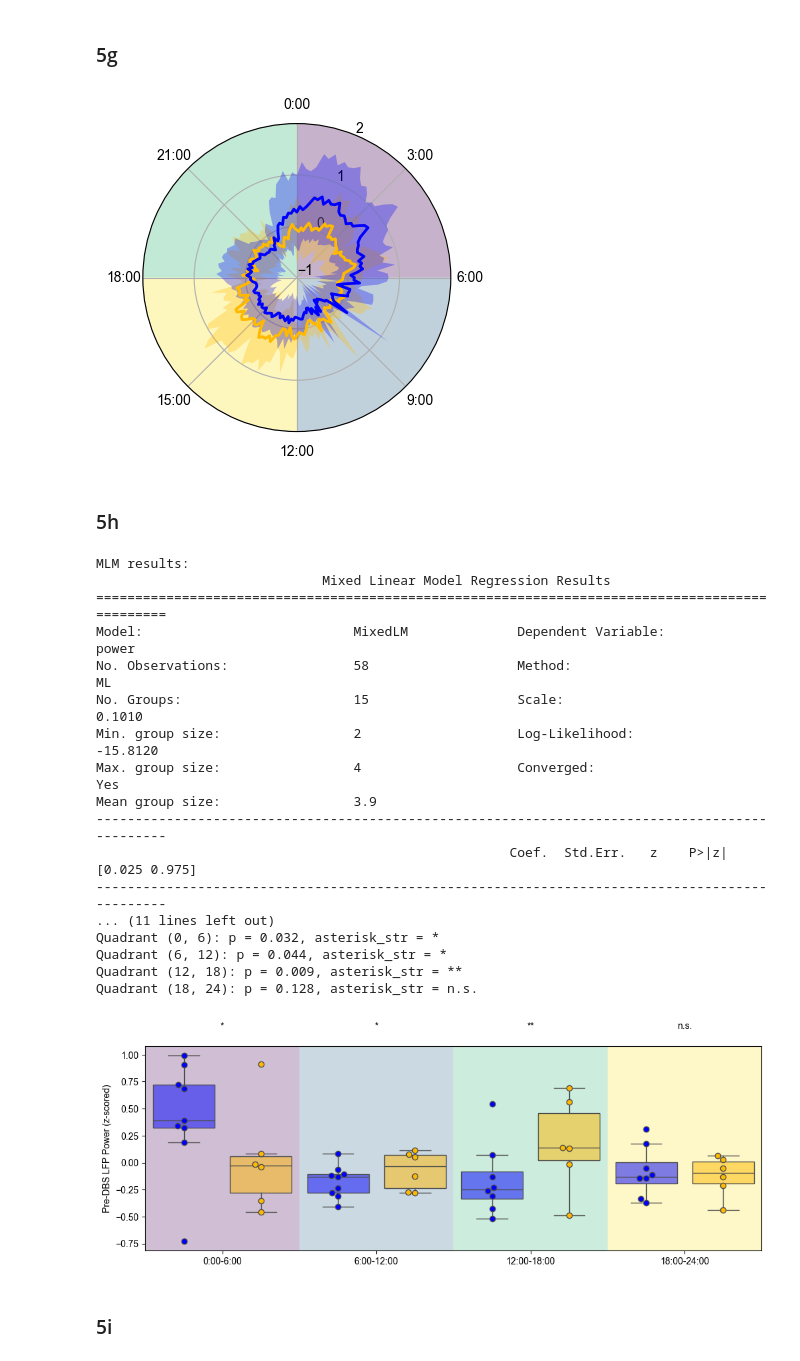
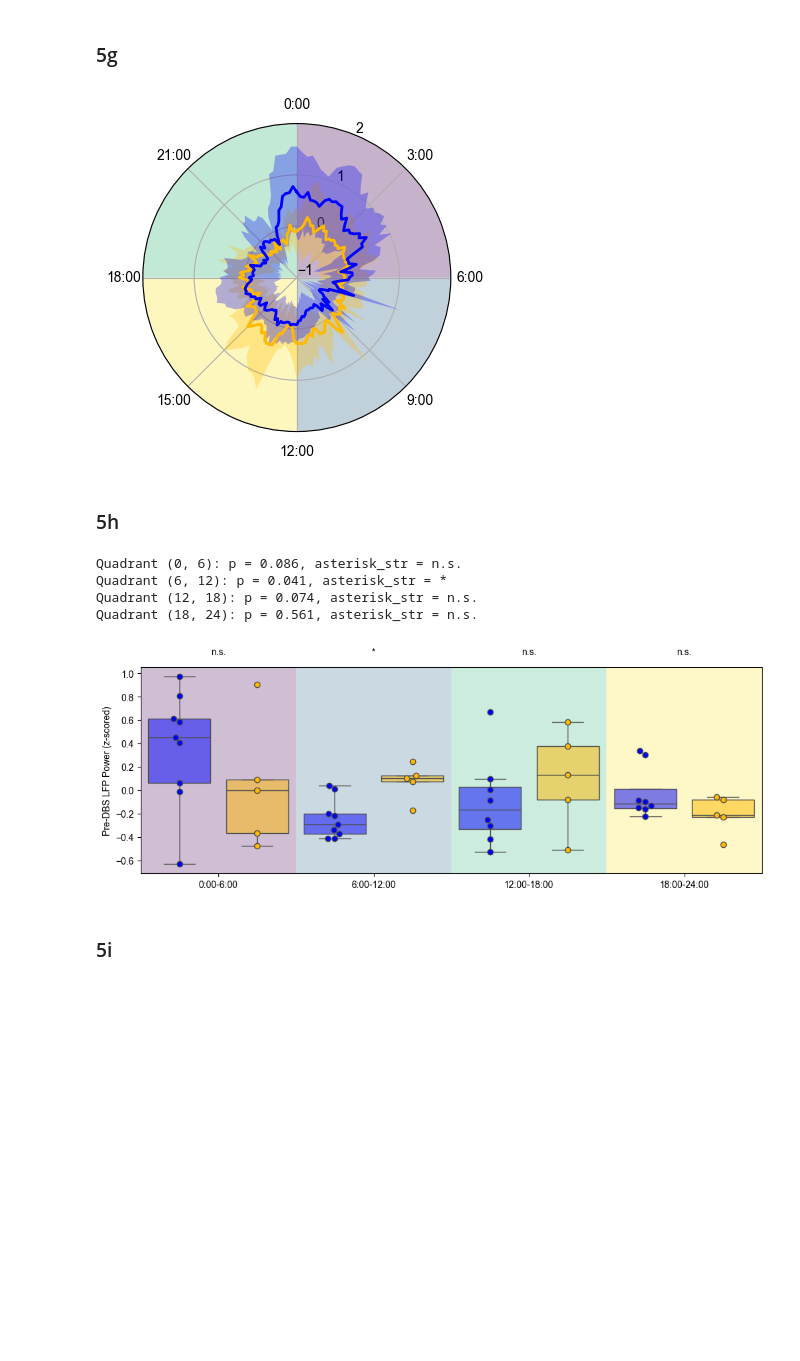
Before and after one commit to ProvenzaLab/PerceptPredictability, a Jupyter notebook: process_data.ipynb, the cells around one changed output. Saved outputs shown, nothing was run; the diff lists cells and outputs as text; code cells hidden in the pictures; blank space fills up the shorter version.

```diff
--- a/process_data.ipynb
+++ b/process_data.ipynb
@@ -72,7 +84,7 @@ COL_PAL = {
     "Unknown": "#808080"
 }
 # %%
-df = pd.read_parquet('df_for_paper.parq')
+df = pd.read_parquet('df_for_paper2.parq')
 df['state_label_str'] = df['state_label_str'].replace({'Relapse': 'Responder'}) # read methods for more details
 
 scale_df = pd.read_parquet('scale_df_for_paper.parq')
@@ -1353,14 +1393,6 @@ for i, pt_id in enumerate(['B011', 'B006']):
     postdbs_stds = postdbs_groups['lfp_left_OvER_interpolate_z_scored'].std().values
 
     theta = np.linspace(0, 2 * np.pi, len(predbs_means), endpoint=False)
-
-    # time_bin_time is in UTC time, but the patients each live in Central Time (UTC-5ish)
-    # The actual figure panel uses correct times of day, including daylight savings time.
-    # This codes gives an approximation, omitting the adjustment for daylight savings.
-    # Unfortunately, using precise times would violate of HIPAA, so we cannot use the actual
-    # times in this code. The figure panel in the paper was created using a separate script
-    # that uses the actual times of day.
-    theta -= np.pi / 12 * 5
 
     # Wrap around theta and all the means and stds so that the polar plot is continuous
     theta = np.concatenate([theta, [theta[0]]])
@@ -1448,6 +1480,22 @@ plt.show()
 # %% [markdown]
 ### 5c
 # %%
+def permutationTest(x, y, n_perm=10000, rng=None):
+    x = np.asarray(x, dtype=float)
+    y = np.asarray(y, dtype=float)
+    diffs = x - y
+    diffs = diffs[~np.isnan(diffs)]
+    n = len(diffs)
+    observed = diffs.mean()
+
+    if rng is None:
+        rng = np.random.default_rng()
+    signs = rng.choice([-1, 1], size=(n_perm, n))
+    perm_stats = (signs * diffs).mean(axis=1)
+    pval = (np.sum(np.abs(perm_stats) >= np.abs(observed)) + 1) / (n_perm + 1)
+
+    return observed, pval
+
 def normed_powers(periods, pxx):
     total = pxx.sum()
     return {p: pxx[np.abs(periods - p).argmin()] / total for p in TARGET_H}
@@ -1457,10 +1505,11 @@ for pt_id, windows in spectra.items():
     resp = df.loc[df.pt_id == pt_id, "response_status"].iloc[0]
     if resp not in ("Responder", "Non-Responder"):
         continue
+    phases_present = {"Pre-DBS" if state == "Pre-DBS" else "Post-DBS" for state, _, _ in windows}
+    if not {"Pre-DBS", "Post-DBS"} <= phases_present:
+        continue
     phase_powers = {"Pre-DBS": {p: [] for p in TARGET_H},
                     "Post-DBS": {p: [] for p in TARGET_H}}
-    # if not any(state == "Pre-DBS" for state, _, _ in windows) or not any(state in ("Responder", "Non-Responder") for state, _, _ in windows):
-    #     continue
 
     for state, periods, pxx in windows:
         phase = "Pre-DBS" if state == "Pre-DBS" else "Post-DBS"
@@ -1474,7 +1523,7 @@ for pt_id, windows in spectra.items():
 power_df = pd.DataFrame(records)
 
 rng = np.random.default_rng(0)
-ec='#4c4c4c'
+ec = '#4c4c4c'
 def box_with_points(ax, x, vals, color, width=0.8):
     if not vals:
         return
@@ -1497,7 +1546,9 @@ for ax, resp in zip(axs, ["Responder", "Non-Responder"]):
         paired = (sub.query("period_h == @p")
                      .pivot(index="pt_id", columns="phase", values="power").dropna())
         if len(paired) > 1:
-            _, pval = stats.ttest_rel(paired["Pre-DBS"], paired["Post-DBS"])
+            # _, pval = permutationTest(paired["Pre-DBS"], paired["Post-DBS"], rng=rng)
+            t_stat, pval = stats.ttest_rel(paired["Pre-DBS"], paired["Post-DBS"])
+            print(f'{resp} {p}h: p={pval:.4g}')
             ax.text(i * 2 + 0.5, 0.95, get_asterisk_str(pval),
                     ha="center", va="bottom", transform=ax.get_xaxis_transform())
 
@@ -1841,8 +1795,6 @@ for status, status_predbs_df in predbs_df.groupby('response_status'):
     theta = np.concatenate([theta, [theta[0] + 2 * np.pi]])
     means = np.concatenate([means, [means[0]]])
     stds = np.concatenate([stds, [stds[0]]])
-
-    theta -= np.pi / 12 * 5  # Adjust for Central Time (UTC-5ish)
 
     ax.plot(theta, means, label=status, color=COL_PAL[status], lw=2, zorder=8)
     ax.fill_between(theta, means - stds, means + stds, color=COL_PAL[status], alpha=0.3, edgecolor='none', zorder=5)
@@ -1874,7 +1826,7 @@ ax.set(
 )
 plt.show()
 # %% [output]
-[figure, old version]
+[figure, new version]
 # %% [markdown]
 ### 5h
 # %%
@@ -1882,13 +1834,11 @@ feat = 'lfp_left_OvER_interpolate_z_scored'
 quadrants = [(0, 6), (6, 12), (12, 18), (18, 0)]
 quadrant_labels = ['0:00-6:00', '6:00-12:00', '12:00-18:00', '18:00-24:00']
 
-predbs_df = df.query('days_since_dbs < 0')
+predbs_df = df.query('days_since_dbs < 0 and pt_id != "B010"')
 
 pt_feature_dict = {}
 for quadrant in quadrants:
     start_hr, end_hr = quadrant
-    start_hr = (start_hr + 5) % 24
-    end_hr = (end_hr + 5) % 24
     start_hr, end_hr = dttime(start_hr, 0), dttime(end_hr, 0)
 
     for pt_id, predbs_pt_df in predbs_df.groupby('pt_id'):
@@ -1951,7 +1901,7 @@ model = smf.mixedlm(
 )
 result = model.fit(method="powell", reml=False)
 
-print(f'MLM results:\n{result.summary()}')
+# print(f'MLM results:\n{result.summary()}')
 
 # Gather model results
 params = result.params
@@ -1980,50 +1930,37 @@ def clean_label(col):
 interaction_terms['time_bins'] = [clean_label(c) for c in interaction_terms['time_bins']]
 sig_vals = interaction_terms.sort_values(by='time_bins')['pvalue'].values
 
 for i, quadrant in enumerate(quadrants):
     if quadrant == (18, 0): quadrant = (18, 24)
     pval = interaction_terms.loc[interaction_terms['time_bins'] == quadrant, 'pvalue'].values
     if len(pval) > 0:
         asterisk_str = get_asterisk_str(pval[0])
         print(f'Quadrant {quadrant}: p = {pval[0]:.3f}, asterisk_str = {asterisk_str}')
     else:
         asterisk_str = 'n/a'
     x_pos = i * 2 + 0.5
     ax.text(x_pos, ax.get_ylim()[1], asterisk_str, ha='center', va='bottom', transform=ax.get_xaxis_transform())
 
 ylim = ax.get_ylim()
 sample_points = np.linspace(0, 1, 4)
 colors_in_colormap_order = [mcolors.to_hex(viridis(p)) for p in sample_points]
 for i, (start, end) in enumerate(quadrants):
     color = colors_in_colormap_order[i]
     ax.fill_betweenx(ylim, i*2-.5, i*2+1.5, color=color, alpha=0.25, ec=None, zorder=0)
 
 ax.set(
     xticks=[0.5, 2.5, 4.5, 6.5],
     xticklabels=quadrant_labels,
     ylabel='Pre-DBS LFP Power (z-scored)',
     ylim=ylim
 )
 
 plt.show()
 # %% [output]
-MLM results:
-                             Mixed Linear Model Regression Results
-===============================================================================================
-Model:                           MixedLM              Dependent Variable:              power
-No. Observations:                58                   Method:                          ML
-No. Groups:                      15                   Scale:                           0.1010
-Min. group size:                 2                    Log-Likelihood:                  -15.8120
-Max. group size:                 4                    Converged:                       Yes
-Mean group size:                 3.9
------------------------------------------------------------------------------------------------
-                                                     Coef.  Std.Err.   z    P>|z| [0.025 0.975]
------------------------------------------------------------------------------------------------
-... (11 lines left out)
-Quadrant (0, 6): p = 0.032, asterisk_str = *
-Quadrant (6, 12): p = 0.044, asterisk_str = *
-Quadrant (12, 18): p = 0.009, asterisk_str = **
-Quadrant (18, 24): p = 0.128, asterisk_str = n.s.
+Quadrant (0, 6): p = 0.086, asterisk_str = n.s.
+Quadrant (6, 12): p = 0.041, asterisk_str = *
+Quadrant (12, 18): p = 0.074, asterisk_str = n.s.
+Quadrant (18, 24): p = 0.561, asterisk_str = n.s.
-[figure, old version]
+[figure, new version]
 # %% [markdown]
 ### 5i
```
Also changed, not shown: parts of 27 cells of this notebook.
